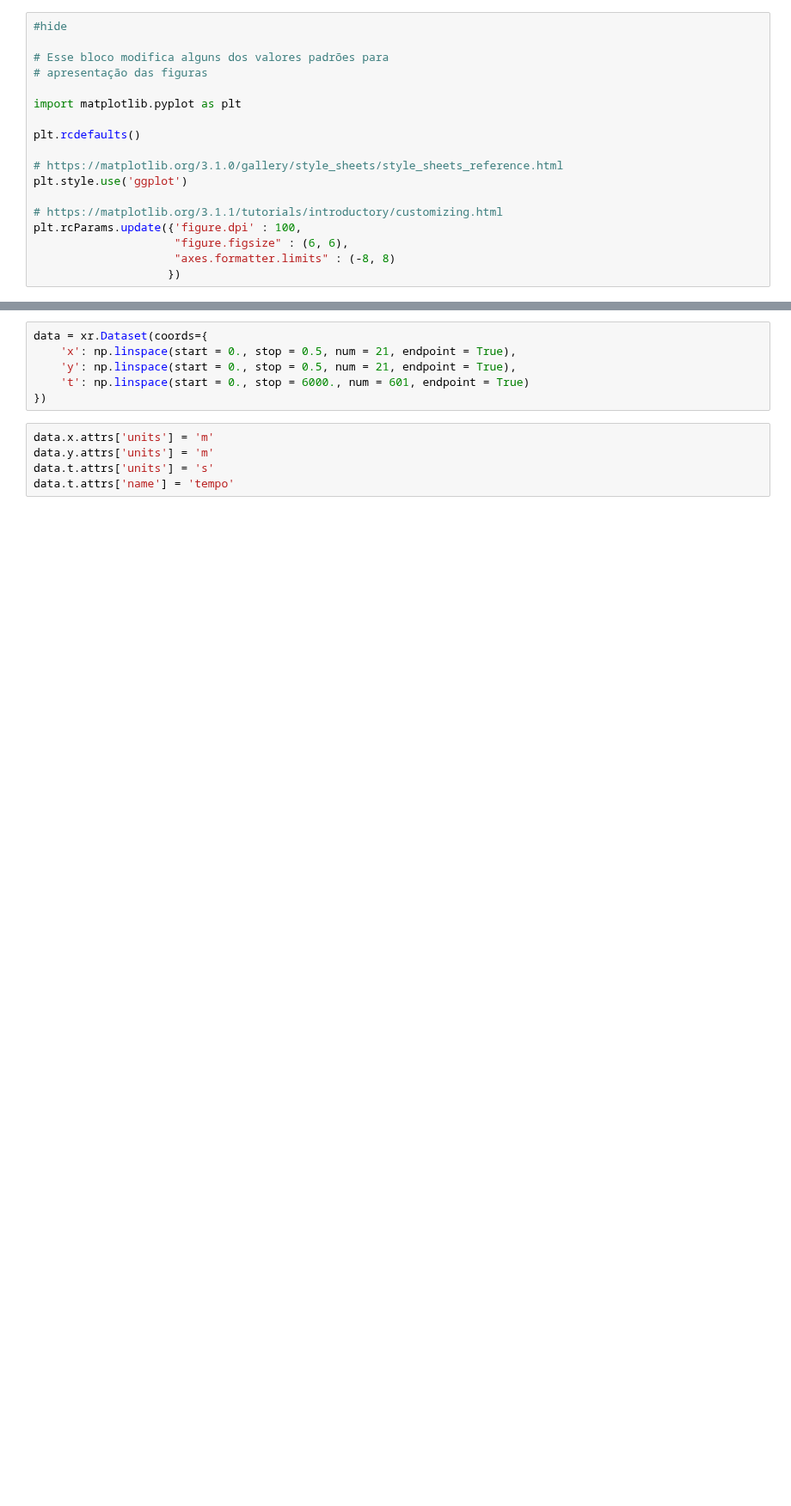
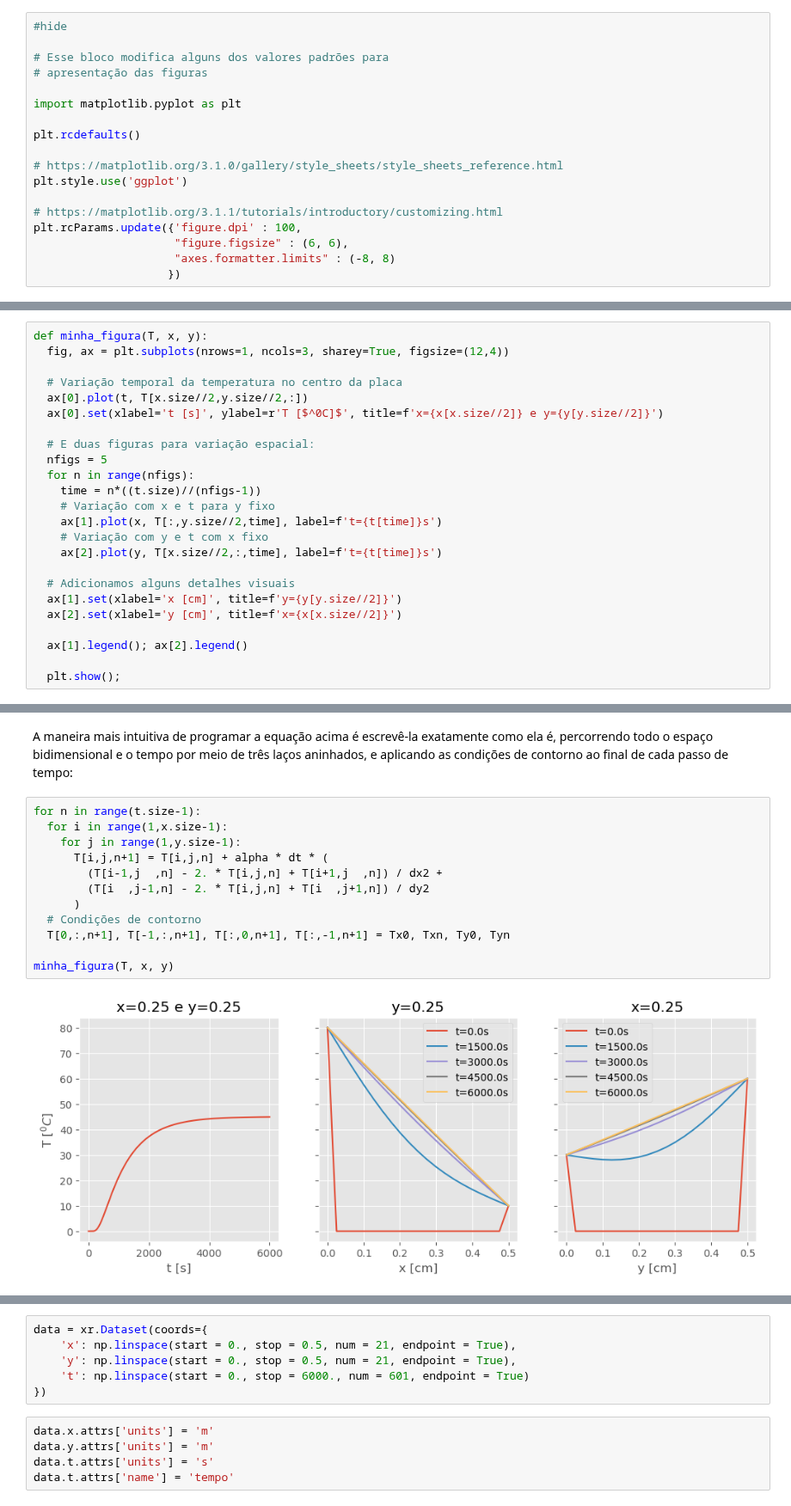
Before and after one commit to fschuch/aprenda.py, a Jupyter notebook: _notebooks/2020-06-05-conducao-de-calor-transiente-bidimensional.ipynb, the cells around one changed output, grey strips where cells are left out. Shown at 86% size. Drawn from its saved outputs; the diff is of its cells as text; blank space fills up the shorter version.

```diff
--- a/_notebooks/2020-06-05-conducao-de-calor-transiente-bidimensional.ipynb
+++ b/_notebooks/2020-06-05-conducao-de-calor-transiente-bidimensional.ipynb
@@ -45,0 +204,24 @@ alpha = k / (rho * cp)
+# %%
+def minha_figura(T, x, y):
+  fig, ax = plt.subplots(nrows=1, ncols=3, sharey=True, figsize=(12,4))
+
+  # Variação temporal da temperatura no centro da placa
+  ax[0].plot(t, T[x.size//2,y.size//2,:])
+  ax[0].set(xlabel='t [s]', ylabel=r'T [$^0C]$', title=f'x={x[x.size//2]} e y={y[y.size//2]}')
+
+  # E duas figuras para variação espacial:
+  nfigs = 5
+  for n in range(nfigs):
+    time = n*((t.size)//(nfigs-1))
+    # Variação com x e t para y fixo
+    ax[1].plot(x, T[:,y.size//2,time], label=f't={t[time]}s')
+    # Variação com y e t com x fixo
+    ax[2].plot(y, T[x.size//2,:,time], label=f't={t[time]}s')
+
+  # Adicionamos alguns detalhes visuais
+  ax[1].set(xlabel='x [cm]', title=f'y={y[y.size//2]}')
+  ax[2].set(xlabel='y [cm]', title=f'x={x[x.size//2]}')
+
+  ax[1].legend(); ax[2].legend()
+
+  plt.show();
@@ -45,0 +239,16 @@ alpha = k / (rho * cp)
+# %% [markdown]
+A maneira mais intuitiva de programar a equação acima é escrevê-la exatamente como ela é, percorrendo todo o espaço bidimensional e o tempo por meio de três laços aninhados, e aplicando as condições de contorno ao final de cada passo de tempo:
+# %%
+for n in range(t.size-1):
+  for i in range(1,x.size-1):
+    for j in range(1,y.size-1):
+      T[i,j,n+1] = T[i,j,n] + alpha * dt * (
+        (T[i-1,j  ,n] - 2. * T[i,j,n] + T[i+1,j  ,n]) / dx2 +
+        (T[i  ,j-1,n] - 2. * T[i,j,n] + T[i  ,j+1,n]) / dy2
+      )
+  # Condições de contorno
+  T[0,:,n+1], T[-1,:,n+1], T[:,0,n+1], T[:,-1,n+1] = Tx0, Txn, Ty0, Tyn
+
+minha_figura(T, x, y)
+# %% [output]
+[figure, added]
```
Also changed, not shown: parts of 40 cells of this notebook.
